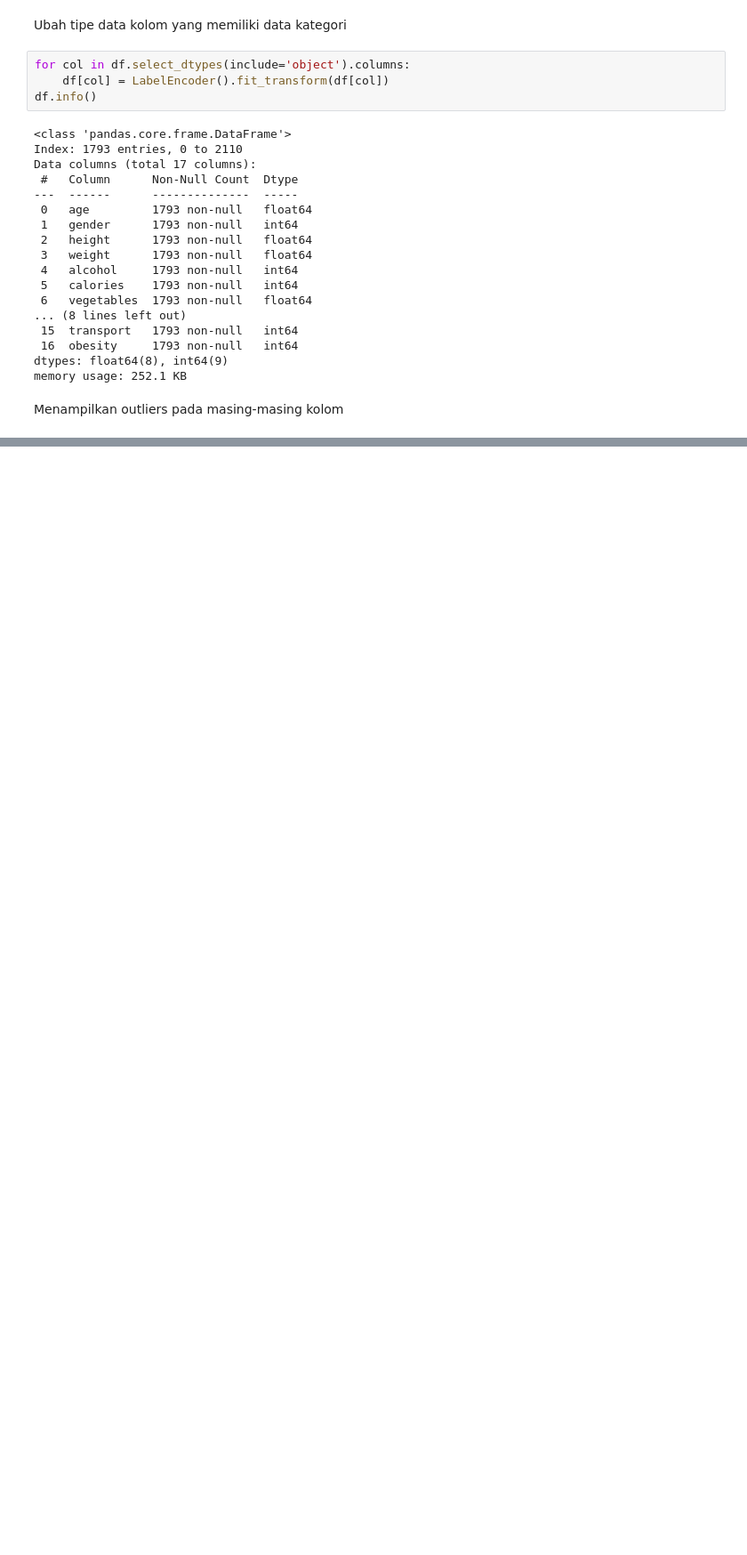
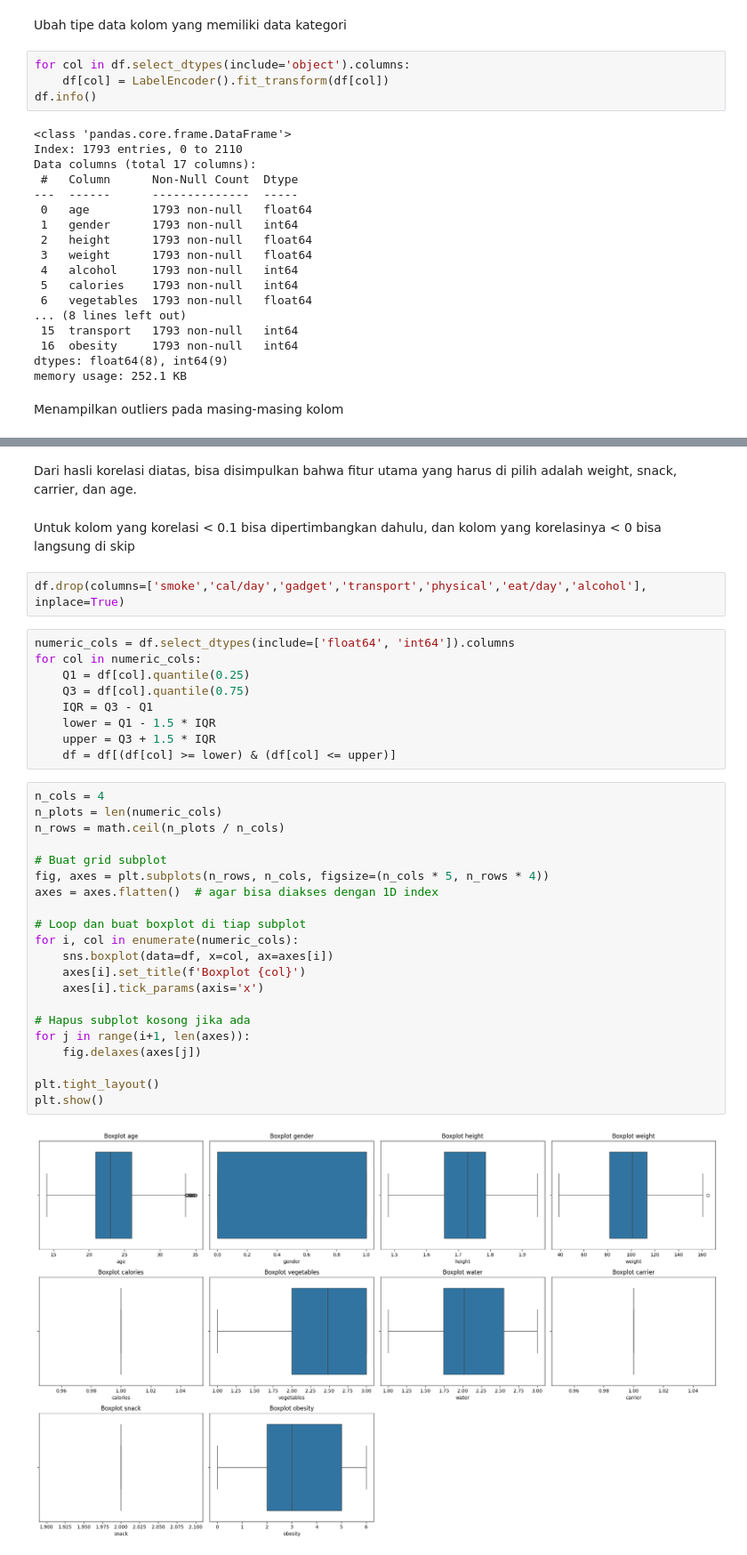
Before and after one commit to Adrian2469/Bengkel-Koding, a Jupyter notebook: Capstone_UAS.ipynb, the cells around one changed output, grey strips where cells are left out. Shown: that part at 89% size. Saved outputs shown, nothing was run; the diff lists cells and outputs as text; blank space fills up the shorter version.

```diff
--- a/Capstone_UAS.ipynb
+++ b/Capstone_UAS.ipynb
@@ -267,0 +303,38 @@ plt.show()
+# %% [markdown]
+Dari hasli korelasi diatas, bisa disimpulkan bahwa fitur utama yang harus di pilih adalah weight, snack, carrier, dan age.
+# %% [markdown]
+Untuk kolom yang korelasi < 0.1 bisa dipertimbangkan dahulu, dan kolom yang korelasinya < 0 bisa langsung di skip
+# %%
+df.drop(columns=['smoke','cal/day','gadget','transport','physical','eat/day','alcohol'], inplace=True)
+# %%
+numeric_cols = df.select_dtypes(include=['float64', 'int64']).columns
+for col in numeric_cols:
+    Q1 = df[col].quantile(0.25)
+    Q3 = df[col].quantile(0.75)
+    IQR = Q3 - Q1
+    lower = Q1 - 1.5 * IQR
+    upper = Q3 + 1.5 * IQR
+    df = df[(df[col] >= lower) & (df[col] <= upper)]
+# %%
+n_cols = 4
+n_plots = len(numeric_cols)
+n_rows = math.ceil(n_plots / n_cols)
+
+# Buat grid subplot
+fig, axes = plt.subplots(n_rows, n_cols, figsize=(n_cols * 5, n_rows * 4))
+axes = axes.flatten()  # agar bisa diakses dengan 1D index
+
+# Loop dan buat boxplot di tiap subplot
+for i, col in enumerate(numeric_cols):
+    sns.boxplot(data=df, x=col, ax=axes[i])
+    axes[i].set_title(f'Boxplot {col}')
+    axes[i].tick_params(axis='x')
+
+# Hapus subplot kosong jika ada
+for j in range(i+1, len(axes)):
+    fig.delaxes(axes[j])
+
+plt.tight_layout()
+plt.show()
+# %% [output]
+[figure, added]
```
Also changed, not shown: parts of 4 cells of this notebook.
